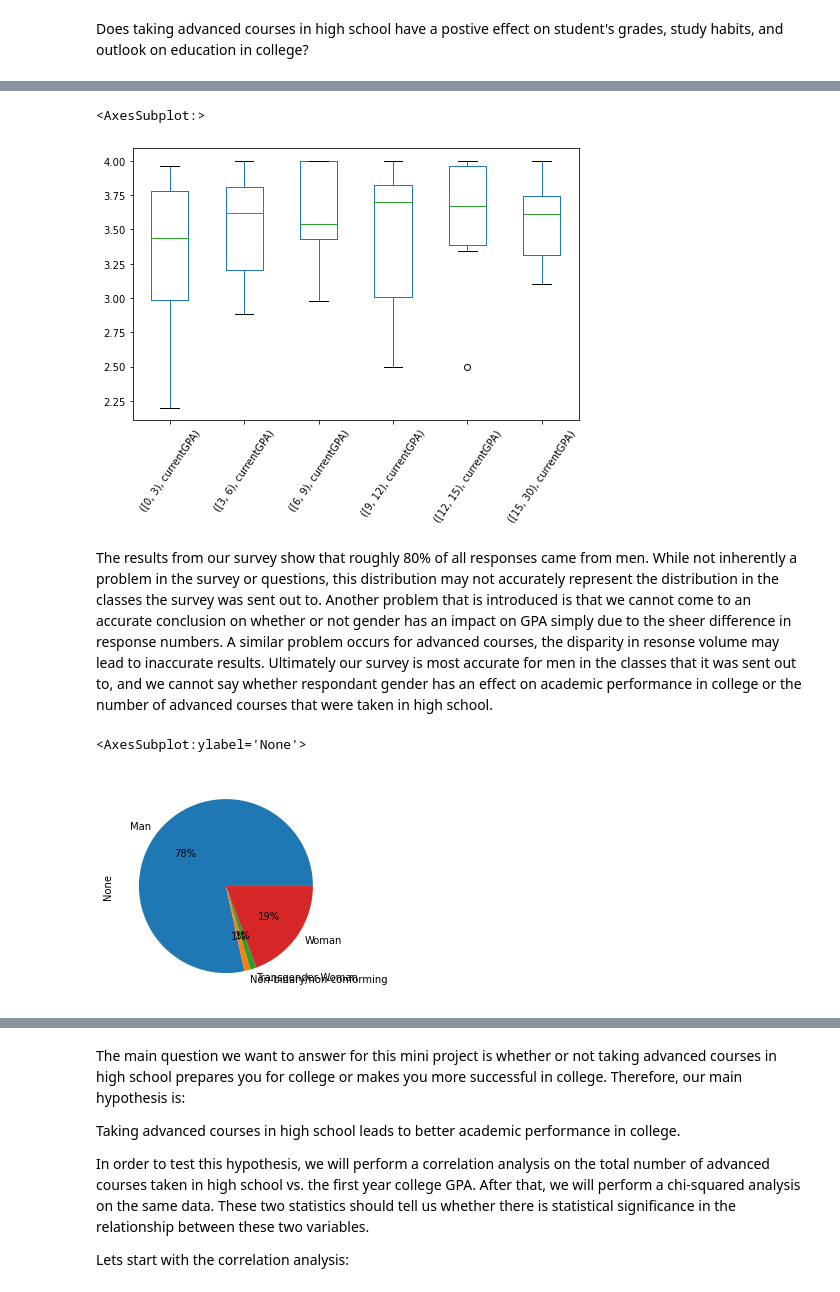
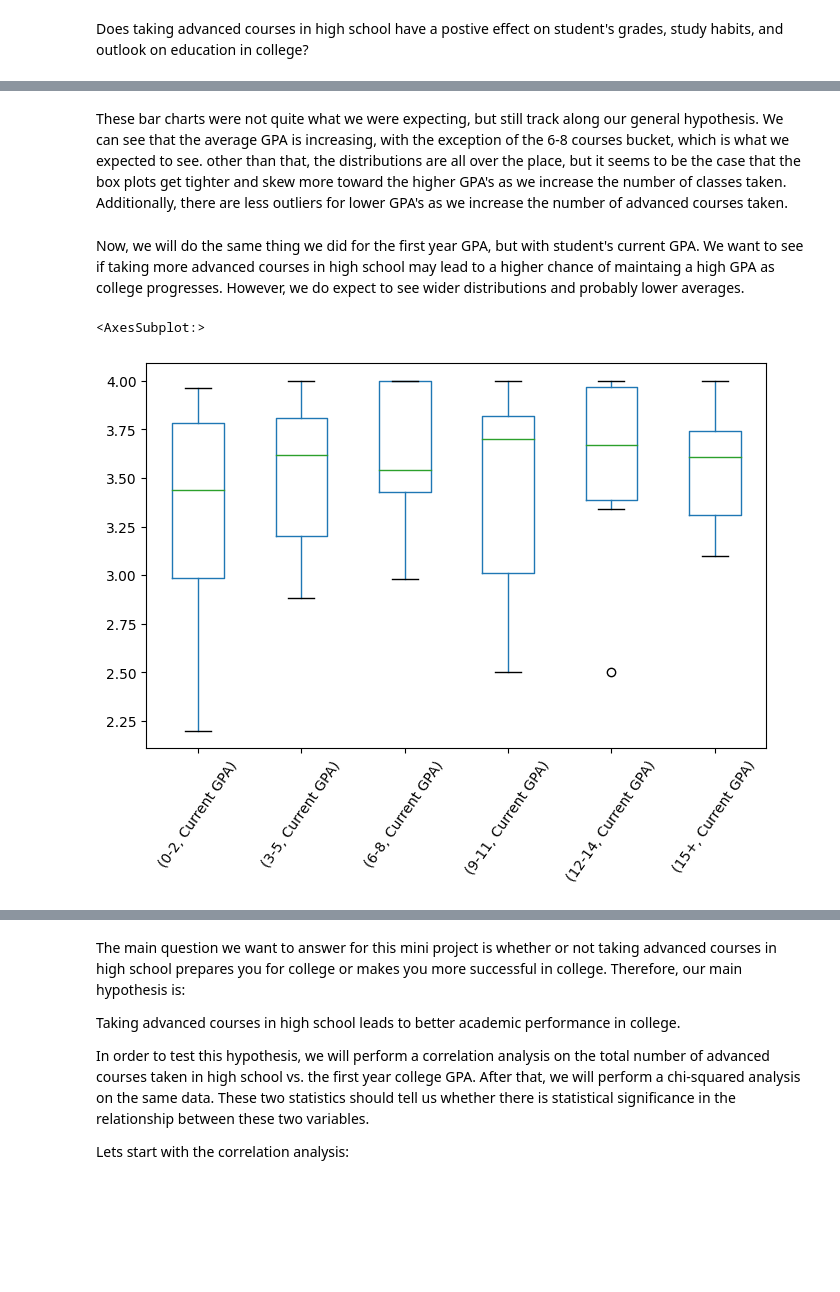
Before and after one commit to TheHenn17/CS105_Miniproject, a Jupyter notebook: project.ipynb, the cells around one changed output, grey strips where cells are left out. Saved outputs shown, nothing was run; the diff lists cells and outputs as text; code cells hidden in the pictures; blank space fills up the shorter version.

```diff
--- a/project.ipynb
+++ b/project.ipynb
@@ -58,20 +82,17 @@ df.groupby("SumCourses").boxplot(subplots=False,rot=55,figsize=(8,5),grid=False)
+# %% [markdown]
+These bar charts were not quite what we were expecting, but still track along our general hypothesis. We can see that the average GPA is increasing, with the exception of the 6-8 courses bucket, which is what we expected to see. other than that, the distributions are all over the place, but it seems to be the case that the box plots get tighter and skew more toward the higher GPA's as we increase the number of classes taken. Additionally, there are less outliers for lower GPA's as we increase the number of advanced courses taken.
+# %% [markdown]
+Now, we will do the same thing we did for the first year GPA, but with student's current GPA. We want to see if taking more advanced courses in high school may lead to a higher chance of maintaing a high GPA as college progresses. However, we do expect to see wider distributions and probably lower averages.
 # %%
 curGPA_courses = data.iloc[:,[3,7,8]].dropna().replace("None", "0")
 
 df = pd.DataFrame()
 df["SumCourses"] = curGPA_courses.iloc[:,1:3].astype(int).sum(axis=1)
-df["SumCourses"] = pd.cut(df["SumCourses"],bins=[0,3,6,9,12,15,30],right=False)
+df["SumCourses"] = pd.cut(df["SumCourses"],bins=[0,3,6,9,12,15,30],labels=["0-2","3-5","6-8","9-11","12-14","15+"],right=False)
 
-df["currentGPA"] = curGPA_courses.iloc[:,0].astype(float)
+df["Current GPA"] = curGPA_courses.iloc[:,0].astype(float)
 
 df.groupby("SumCourses").boxplot(subplots=False,rot=55,figsize=(8,5),grid=False)
 # %% [output]
 <AxesSubplot:>
-[figure, old version]
+[figure, new version]
-# %% [markdown]
-The results from our survey show that roughly 80% of all responses came from men. While not inherently a problem in the survey or questions, this distribution may not accurately represent the distribution in the classes the survey was sent out to. Another problem that is introduced is that we cannot come to an accurate conclusion on whether or not gender has an impact on GPA simply due to the sheer difference in response numbers. A similar problem occurs for advanced courses, the disparity in resonse volume may lead to inaccurate results. Ultimately our survey is most accurate for men in the classes that it was sent out to, and we cannot say whether respondant gender has an effect on academic performance in college or the number of advanced courses that were taken in high school.
-# %%
-data.groupby("What gender do you identify as?").size().plot.pie(autopct='%.0f%%')
-# %% [output]
-<AxesSubplot:ylabel='None'>
-[figure, removed]
```
Also changed, not shown: parts of 40 cells of this notebook, 1 other file.
